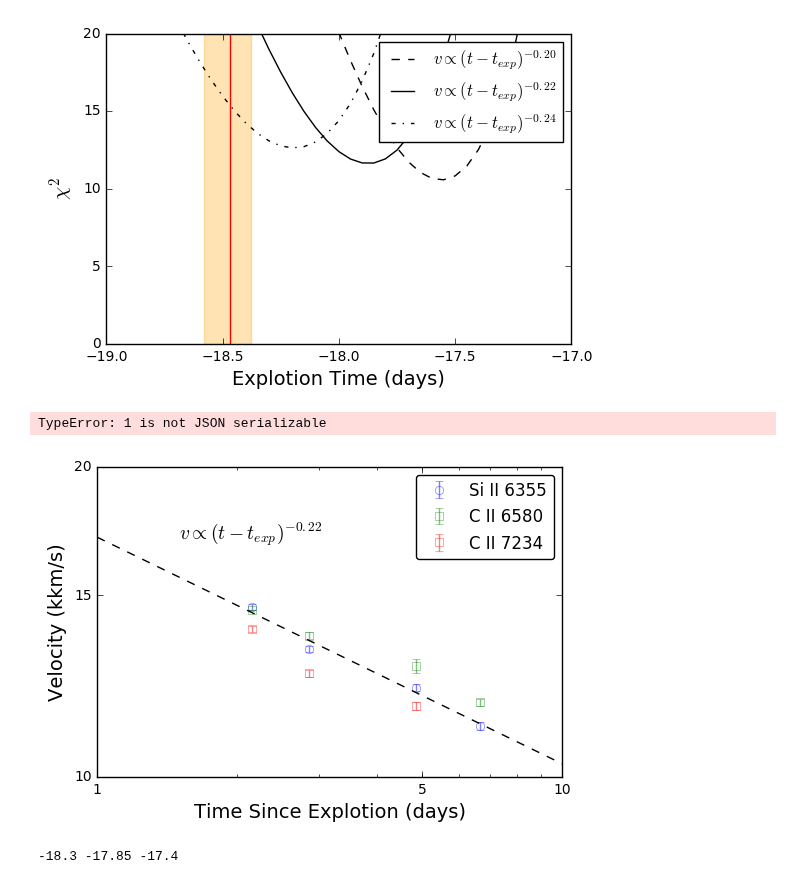
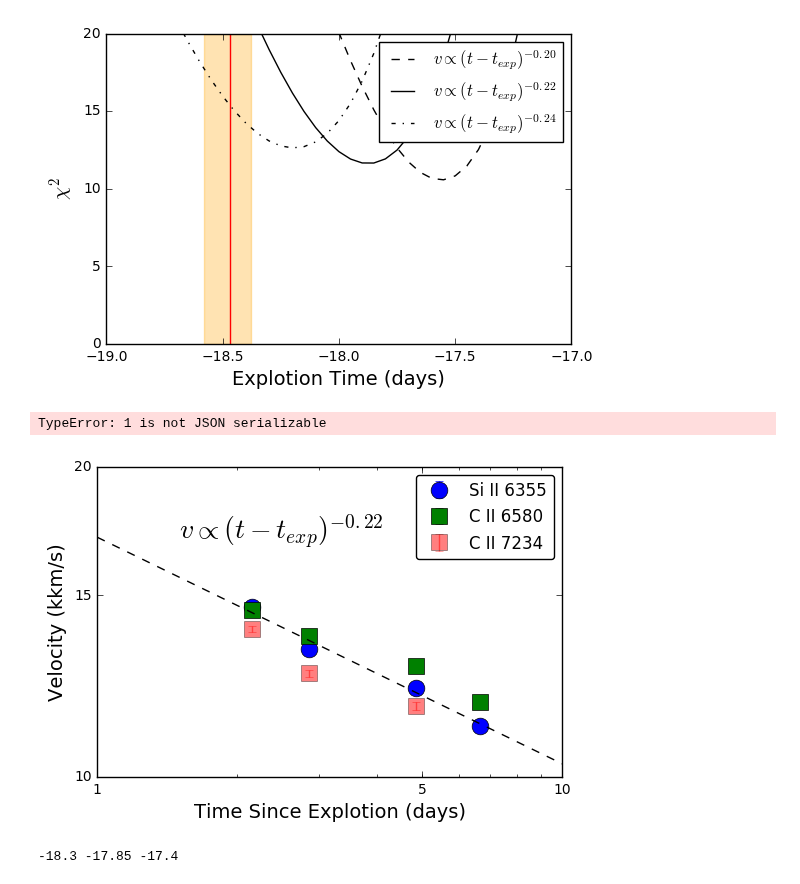
Before and after one commit to ycao-cit/iPTF16abc, a Jupyter notebook: data/spec/LineVelocities.ipynb, the cells around one changed output. Drawn from its saved outputs; the diff is of its cells as text; code cells hidden in the pictures.

```diff
--- a/data/spec/LineVelocities.ipynb
+++ b/data/spec/LineVelocities.ipynb
@@ -239,48 +239,48 @@ t0 = -17.95
 ax.errorbar(phase - t0, vel,
             yerr=vel_err,
             marker='o',
-            markerfacecolor='none',
-            markeredgecolor='blue',
+            markerfacecolor='blue',
+            markersize=12,
             linestyle='none',
             label="Si II 6355",
-            alpha=0.5)
+            alpha=1)
 ax.errorbar(C_6580_phase - t0,
             C_6580_vel,
             yerr=C_6580_vel_err,
             marker='s',
-            markerfacecolor='none',
-            markeredgecolor='green',
+            markerfacecolor='green',
+            markersize=12,
             linestyle='none',
             label="C II 6580",
-            alpha=0.5)
+            alpha=1)
 ax.errorbar(C_7234_phase - t0,
             C_7234_vel,
             yerr=C_7234_vel_err,
             marker='s',
-            markerfacecolor='none',
-            markeredgecolor='red',
+            markersize=12,
+            markerfacecolor='red',
             linestyle='none',
             label="C II 7234",
             alpha=0.5)
 
 x = (phase - t0)**(-0.22)
 c = np.sum(x * vel / vel_err**2) / np.sum(x * x/ vel_err**2)
 t = np.linspace(1, 10, 100)
 ax.plot(t, c * t**(-0.22), 'k--')
 ax.set_xlim(1, 10)
 ax.set_ylim(10, 20)
 ax.set_xticks([1, 5, 10])
 ax.set_xticklabels(["1", "5", "10"])
 ax.set_yticks([10, 15, 20])
 ax.set_yticklabels(["10", "15", "20"])
 ax.set_xlabel("Time Since Explotion (days)", fontsize=14)
 ax.set_ylabel("Velocity (kkm/s)", fontsize=14)
 ax.legend(loc="upper right", numpoints=1, fancybox=True)
-ax.text(1.5, 17, "$v\\propto (t-t_{exp})^{-0.22}$", fontsize=14)
+ax.text(1.5, 17, "$v\\propto (t-t_{exp})^{-0.22}$", fontsize=20)
 plt.savefig("SiIIVelocity.pdf")
 # %% [output]
 TypeError: 1 is not JSON serializable
-[figure, old version]
+[figure, new version]
 # %%
 for i in range(len(t_range)):
     t0 = t_range[i]
```
Also changed, not shown: parts of 1 cell of this notebook, 32 other files.
